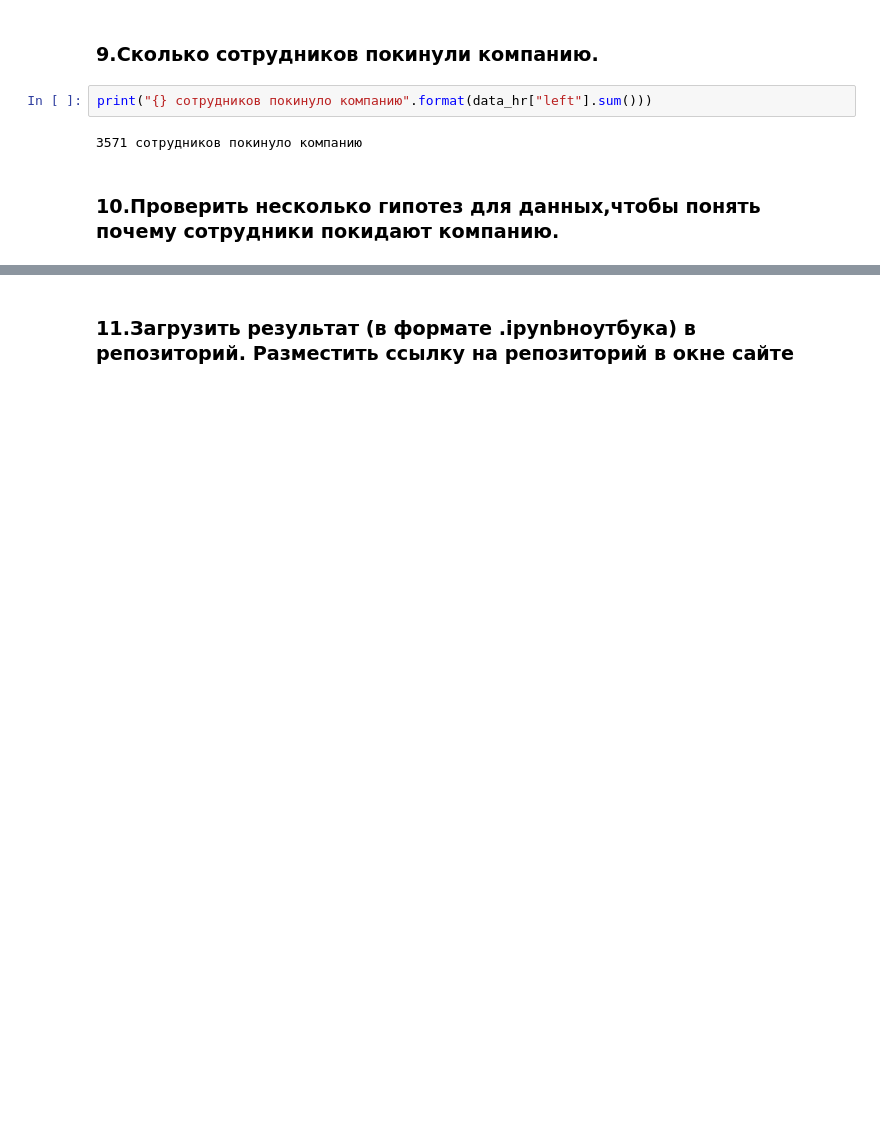
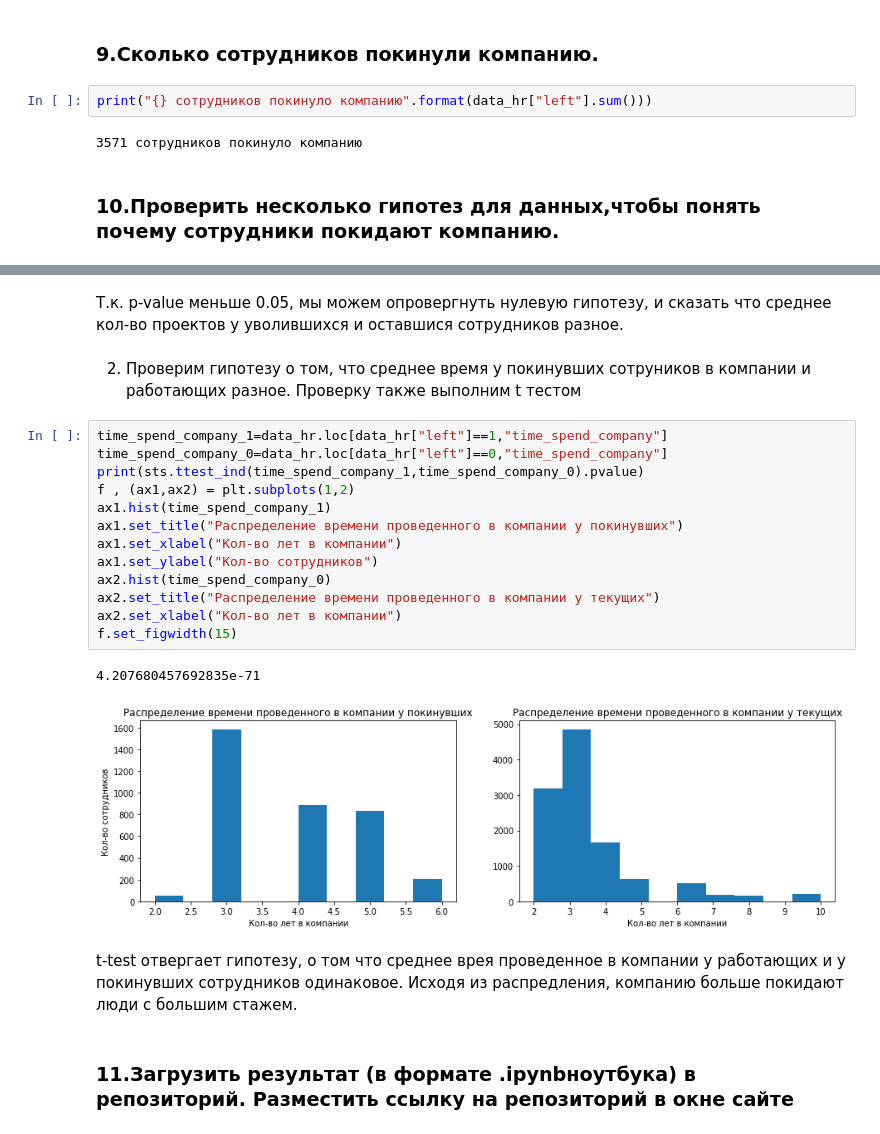
Before and after one commit to AlexeevVl/PythonHomework, a Jupyter notebook: Final_work.ipynb, the cells around one changed output, grey strips where cells are left out. Cells and saved outputs as stored; diff of their text form; blank space fills up the shorter version.

```diff
--- a/Final_work.ipynb
+++ b/Final_work.ipynb
@@ -117,2 +143,25 @@ print("{} сотрудников покинуло компанию".format(data_
+# %% [markdown]
+Т.к. p-value меньше 0.05, мы можем опровергнуть нулевую гипотезу, и сказать что среднее кол-во проектов у уволившихся и оставшися сотрудников разное.
+# %% [markdown]
+2. Проверим гипотезу о том, что среднее время у покинувших сотруников в компании и работающих разное.
+Проверку также выполним t тестом
+# %%
+time_spend_company_1=data_hr.loc[data_hr["left"]==1,"time_spend_company"]
+time_spend_company_0=data_hr.loc[data_hr["left"]==0,"time_spend_company"]
+print(sts.ttest_ind(time_spend_company_1,time_spend_company_0).pvalue)
+f , (ax1,ax2) = plt.subplots(1,2)
+ax1.hist(time_spend_company_1)
+ax1.set_title("Распределение времени проведенного в компании у покинувших")
+ax1.set_xlabel("Кол-во лет в компании")
+ax1.set_ylabel("Кол-во сотрудников")
+ax2.hist(time_spend_company_0)
+ax2.set_title("Распределение времени проведенного в компании у текущих")
+ax2.set_xlabel("Кол-во лет в компании")
+f.set_figwidth(15)
+# %% [output]
+4.207680457692835e-71
+[figure, added]
+# %% [markdown]
+t-test отвергает гипотезу, о том что среднее врея проведенное в компании у работающих и у покинувших сотрудников одинаковое. Исходя из распредления, компанию больше покидают люди с большим стажем.
 # %% [markdown]
 ### 11.Загрузить результат (в формате .ipynbноутбука) в репозиторий. Разместить ссылку на репозиторий в окне сайте
```
Also changed, not shown: parts of 8 cells of this notebook.
